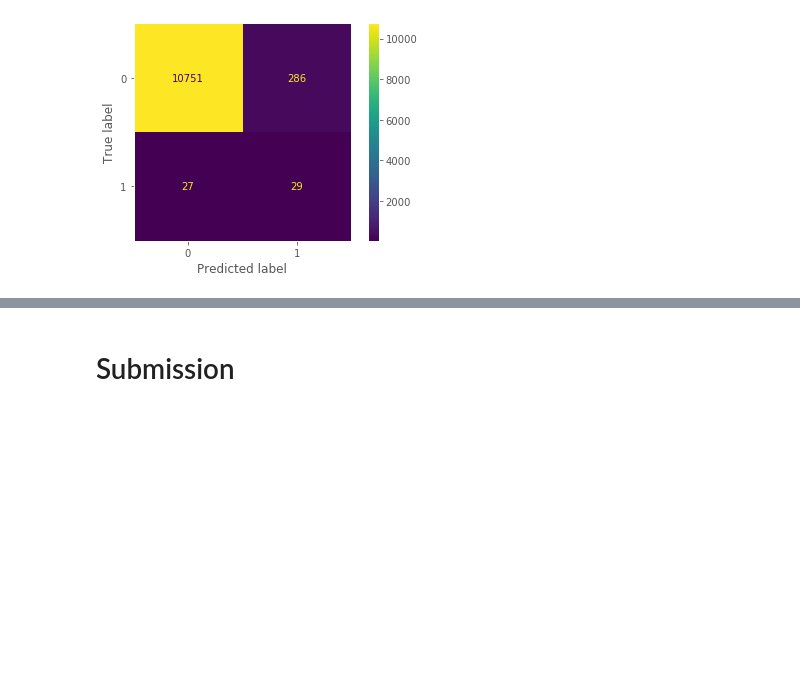
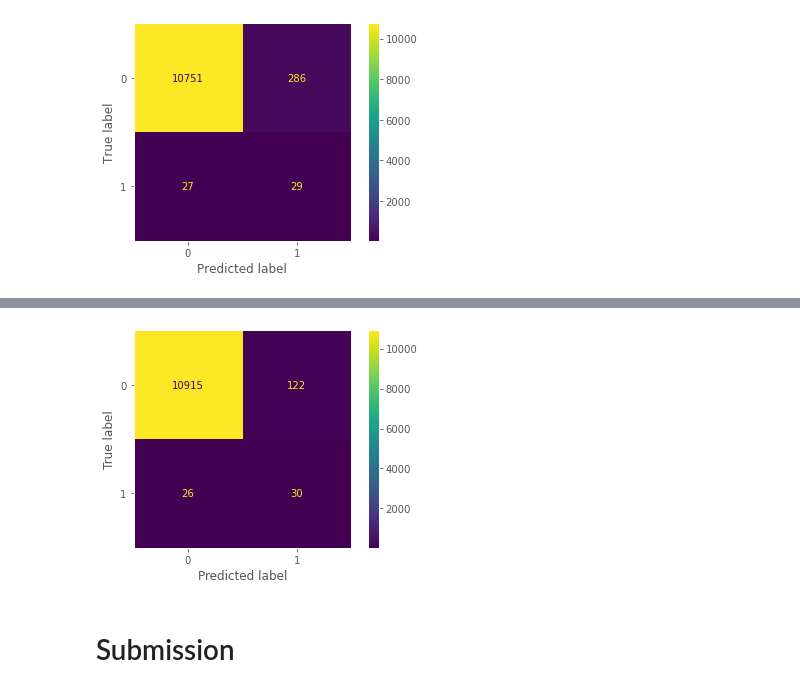
Before and after one commit to lgov/kul_advanalytics, a Jupyter notebook: assignment1/BDA_1.ipynb, the cells around one changed output, grey strips where cells are left out. Saved outputs shown, nothing was run; the diff lists cells and outputs as text; code cells hidden in the pictures; blank space fills up the shorter version.

```diff
--- a/assignment1/BDA_1.ipynb
+++ b/assignment1/BDA_1.ipynb
@@ -337,3 +378,9 @@ plt.show()
+# %%
+plot_confusion_matrix(xgb_clf, X_test, y_test)
+plt.grid(False)
+plt.show()
+# %% [output]
+[figure, added]
 # %% [markdown]
 # Submission
 # %%
```
Also changed, not shown: parts of 17 cells of this notebook, 1 other file.
